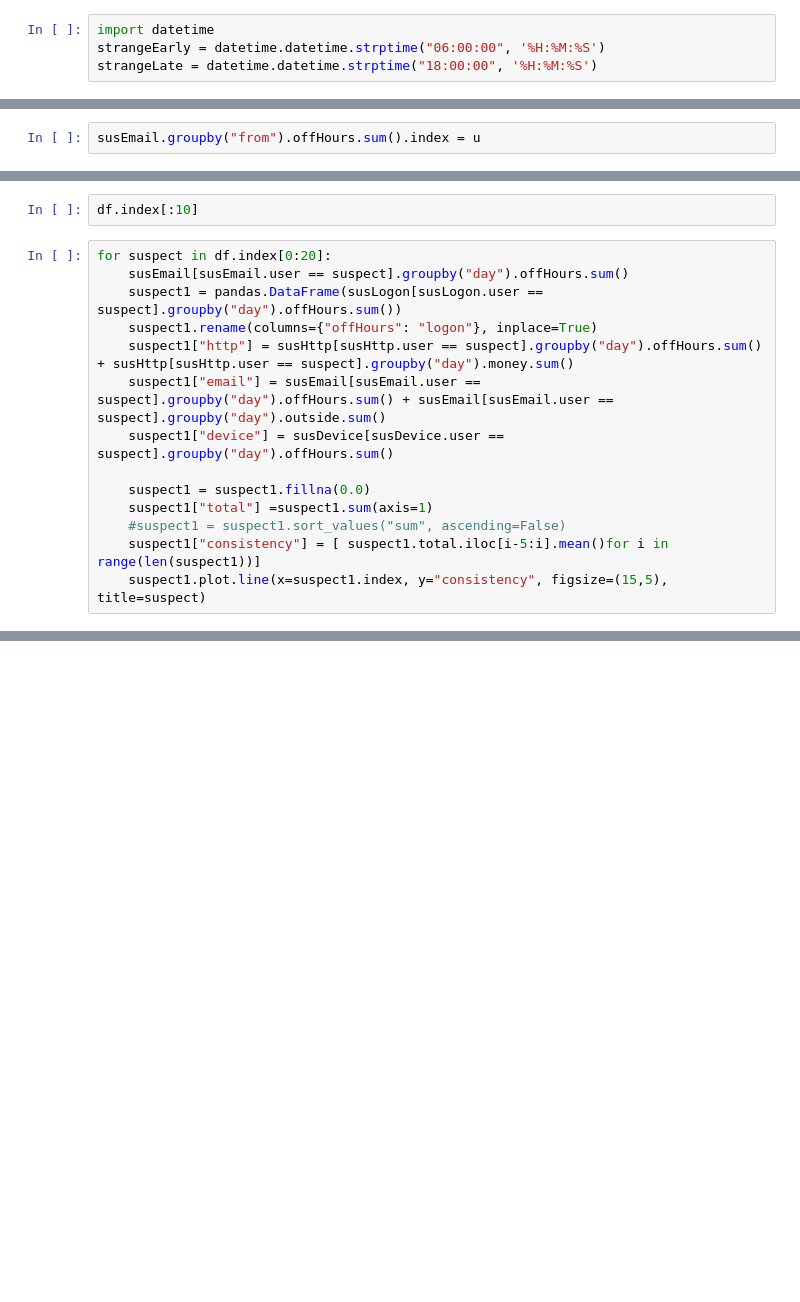
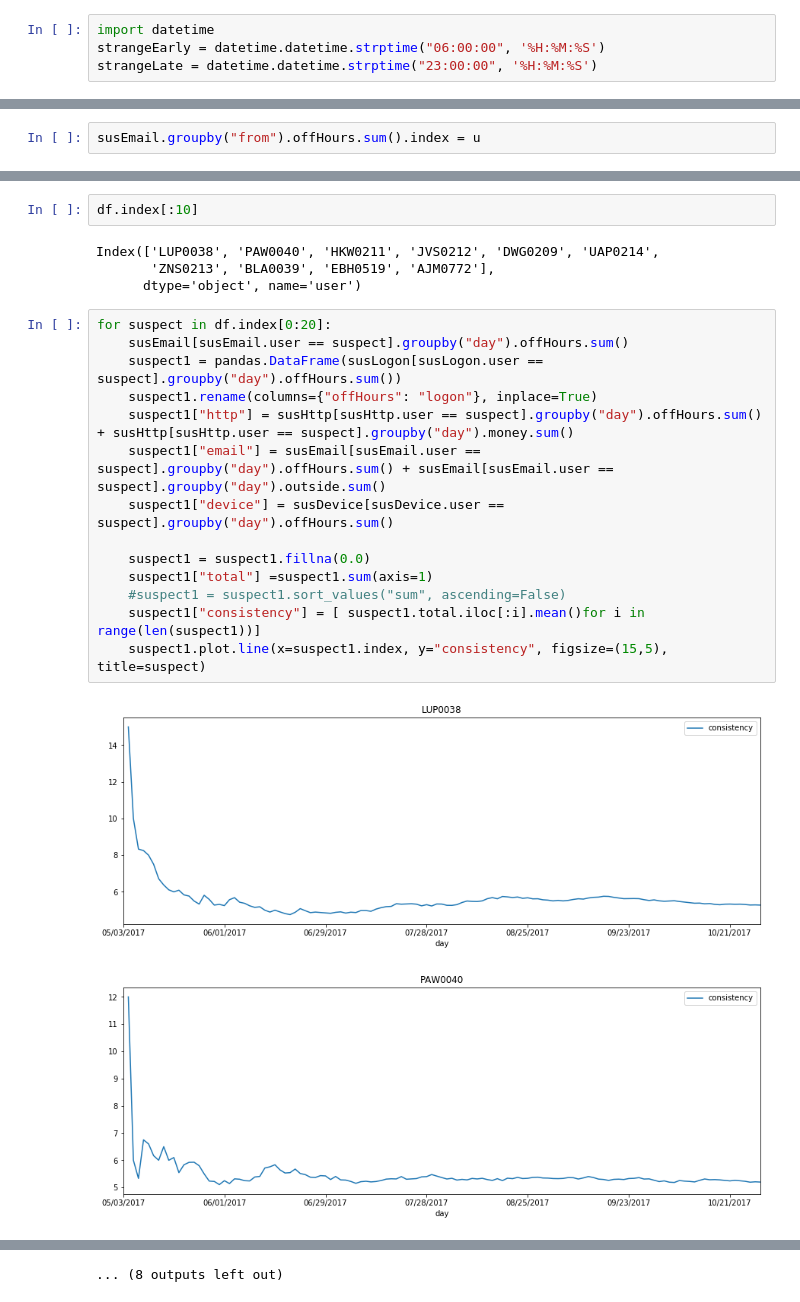
Before and after one commit to Brett15/dataViz, a Jupyter notebook: BretWork.ipynb, the cells around one changed output, grey strips where cells are left out. Drawn from its saved outputs; the diff is of its cells as text; blank space fills up the shorter version.

```diff
--- a/BretWork.ipynb
+++ b/BretWork.ipynb
@@ -39,6 +116,6 @@ email.date
 # %%
 import datetime
 strangeEarly = datetime.datetime.strptime("06:00:00", '%H:%M:%S')
-strangeLate = datetime.datetime.strptime("18:00:00", '%H:%M:%S')
+strangeLate = datetime.datetime.strptime("23:00:00", '%H:%M:%S')
 # %%
 email[ (["Giacomo.Hamilton.Giles" in x for x in email.iloc[:,3]]) ]
@@ -181,16 +650,23 @@ susEmail.groupby(["user","day"]).offHours.sum() + susEmail.groupby(["user","day"
 # %%
 df.index[:10]
+# %% [output]
+Index(['LUP0038', 'PAW0040', 'HKW0211', 'JVS0212', 'DWG0209', 'UAP0214',
+       'ZNS0213', 'BLA0039', 'EBH0519', 'AJM0772'],
+      dtype='object', name='user')
 # %%
 for suspect in df.index[0:20]:
     susEmail[susEmail.user == suspect].groupby("day").offHours.sum()
     suspect1 = pandas.DataFrame(susLogon[susLogon.user == suspect].groupby("day").offHours.sum())
     suspect1.rename(columns={"offHours": "logon"}, inplace=True)
     suspect1["http"] = susHttp[susHttp.user == suspect].groupby("day").offHours.sum() + susHttp[susHttp.user == suspect].groupby("day").money.sum()
     suspect1["email"] = susEmail[susEmail.user == suspect].groupby("day").offHours.sum() + susEmail[susEmail.user == suspect].groupby("day").outside.sum()
     suspect1["device"] = susDevice[susDevice.user == suspect].groupby("day").offHours.sum()
 
     suspect1 = suspect1.fillna(0.0)
     suspect1["total"] =suspect1.sum(axis=1)
     #suspect1 = suspect1.sort_values("sum", ascending=False)
-    suspect1["consistency"] = [ suspect1.total.iloc[i-5:i].mean()for i in range(len(suspect1))]
+    suspect1["consistency"] = [ suspect1.total.iloc[:i].mean()for i in range(len(suspect1))]
     suspect1.plot.line(x=suspect1.index, y="consistency", figsize=(15,5), title=suspect)
+# %% [output]
+[figure, added]
+[figure, added]
@@ -197,2 +683,3 @@ for suspect in df.index[0:20]:
+... (8 outputs left out)
 # %%
 suspect1
```
Also changed, not shown: parts of 48 cells of this notebook.
